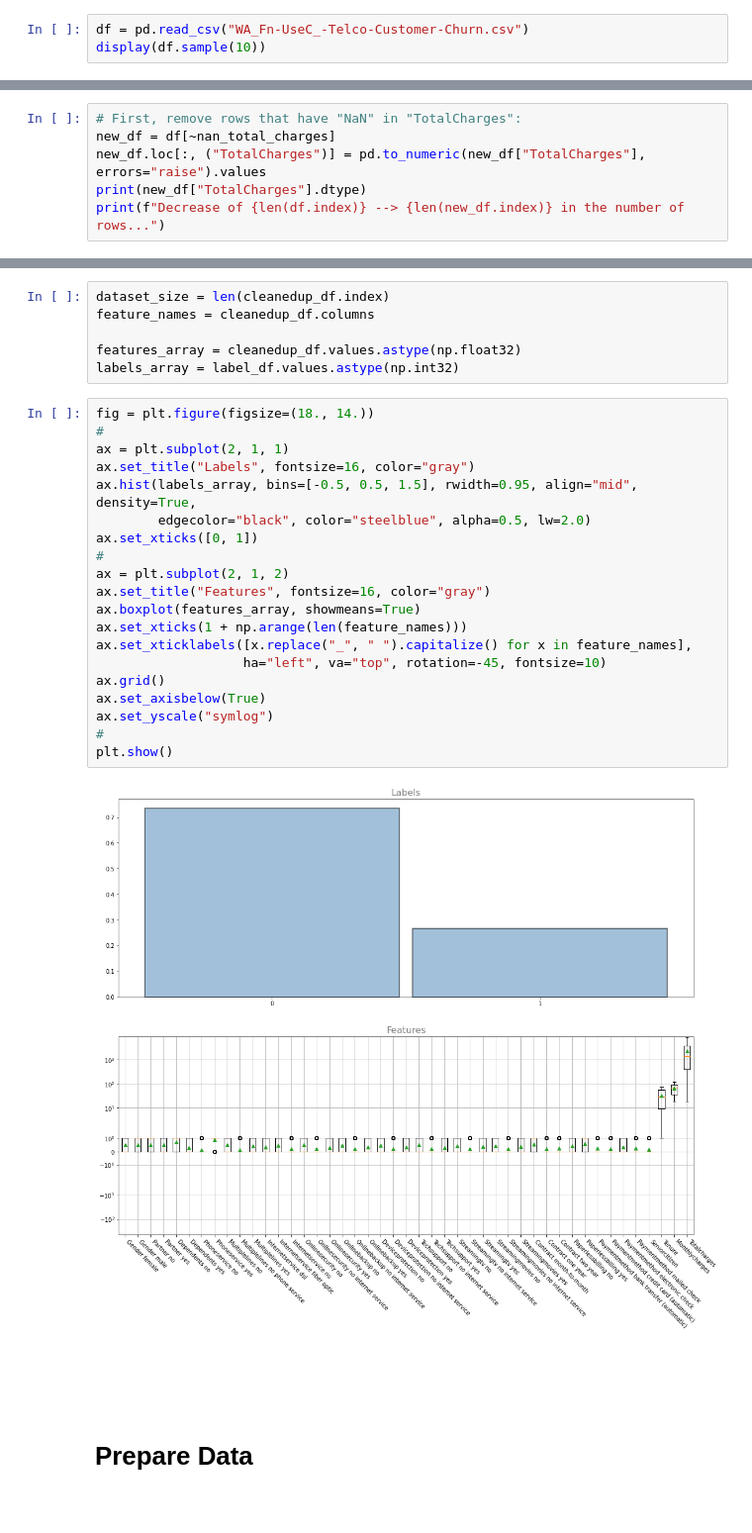
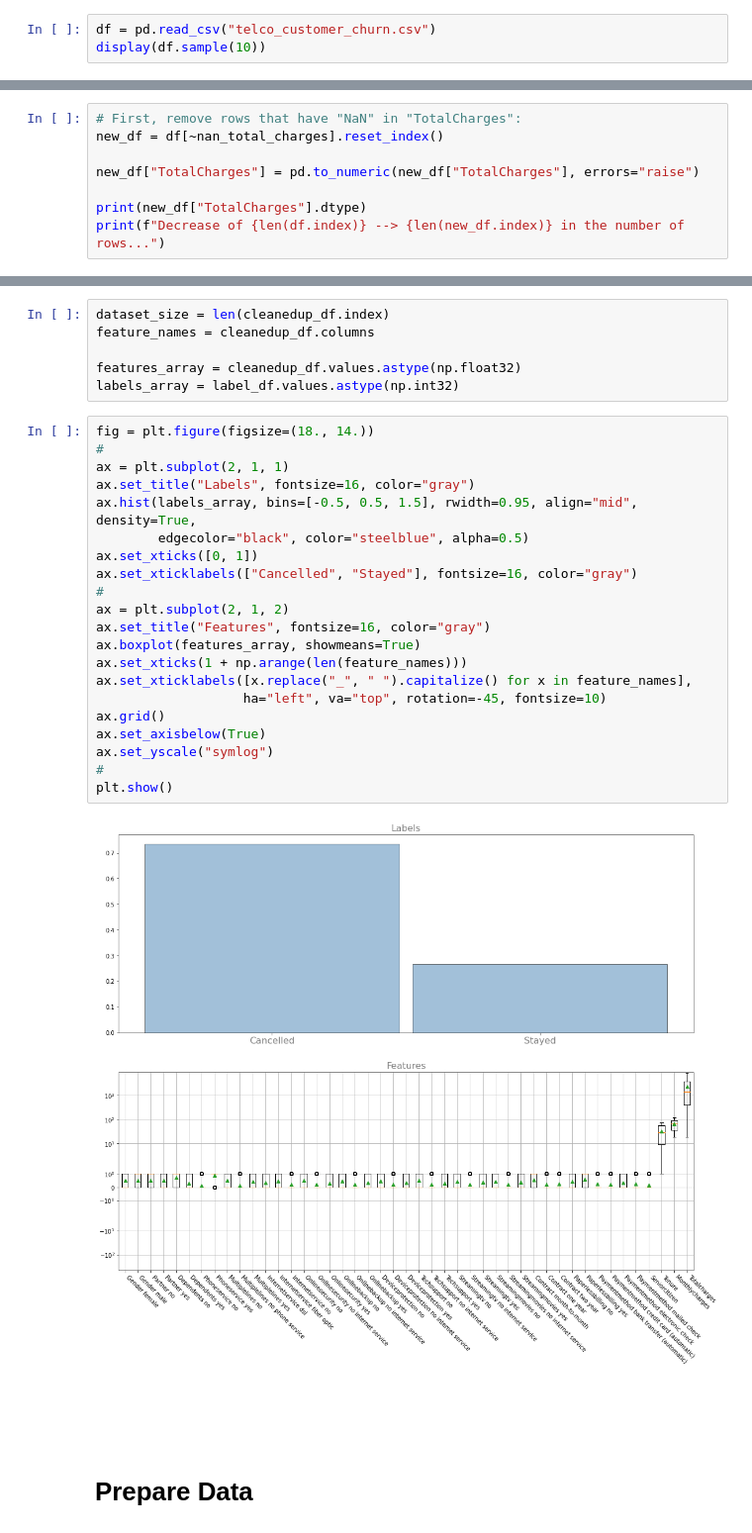
Before and after one commit to sedihub/ml_explorations, a Jupyter notebook: telco_customer_churn/telco_customer_churn.ipynb, the cells around one changed output, grey strips where cells are left out. Shown at 99% size. Drawn from its saved outputs; the diff is of its cells as text.

```diff
--- a/telco_customer_churn/telco_customer_churn.ipynb
+++ b/telco_customer_churn/telco_customer_churn.ipynb
@@ -21,7 +20,7 @@ import tensorflow as tf
 # %% [markdown]
 ## Load Data
 # %%
-df = pd.read_csv("WA_Fn-UseC_-Telco-Customer-Churn.csv")
+df = pd.read_csv("telco_customer_churn.csv")
 display(df.sample(10))
 # %% [output]
 |  | customerID | gender | SeniorCitizen | Partner | Dependents | tenure | PhoneService | MultipleLines | ... |
@@ -99,8 +98,10 @@ display(gender_ohe_df.sample(5))
 ## Compile Features and Label DataFrames:
 # %%
 # First, remove rows that have "NaN" in "TotalCharges":
-new_df = df[~nan_total_charges]
-new_df.loc[:, ("TotalCharges")] = pd.to_numeric(new_df["TotalCharges"], errors="raise").values
+new_df = df[~nan_total_charges].reset_index()
+
+new_df["TotalCharges"] = pd.to_numeric(new_df["TotalCharges"], errors="raise")
+
 print(new_df["TotalCharges"].dtype)
 print(f"Decrease of {len(df.index)} --> {len(new_df.index)} in the number of rows...")
 # %% [output]
@@ -184,25 +180,26 @@ labels_array = label_df.values.astype(np.int32)
 # %%
 fig = plt.figure(figsize=(18., 14.))
 #
 ax = plt.subplot(2, 1, 1)
 ax.set_title("Labels", fontsize=16, color="gray")
 ax.hist(labels_array, bins=[-0.5, 0.5, 1.5], rwidth=0.95, align="mid", density=True,
-        edgecolor="black", color="steelblue", alpha=0.5, lw=2.0)
+        edgecolor="black", color="steelblue", alpha=0.5)
 ax.set_xticks([0, 1])
+ax.set_xticklabels(["Cancelled", "Stayed"], fontsize=16, color="gray")
 #
 ax = plt.subplot(2, 1, 2)
 ax.set_title("Features", fontsize=16, color="gray")
 ax.boxplot(features_array, showmeans=True)
 ax.set_xticks(1 + np.arange(len(feature_names)))
 ax.set_xticklabels([x.replace("_", " ").capitalize() for x in feature_names],
                    ha="left", va="top", rotation=-45, fontsize=10)
 ax.grid()
 ax.set_axisbelow(True)
 ax.set_yscale("symlog")
 #
 plt.show()
 # %% [output]
-[figure, old version]
+[figure, new version]
 # %% [markdown]
 <br><br><br>
 
```
Also changed, not shown: parts of 19 cells of this notebook.
